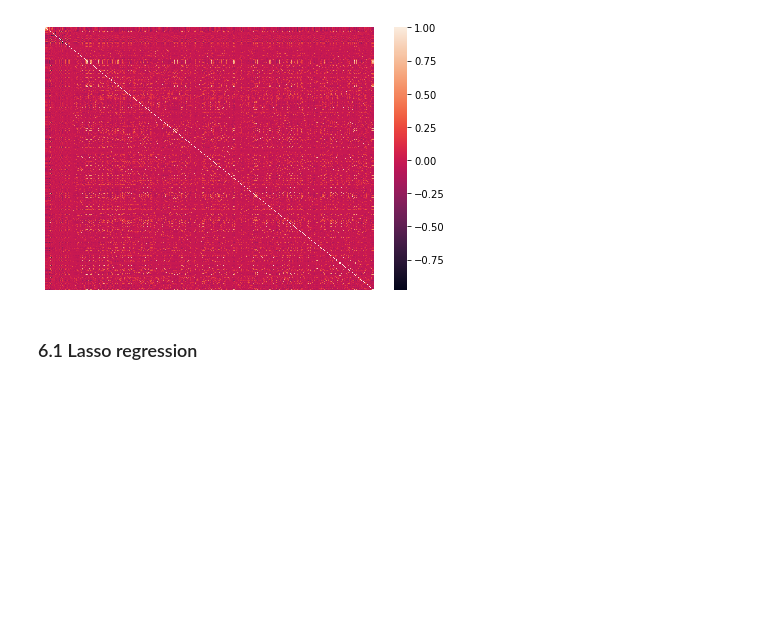
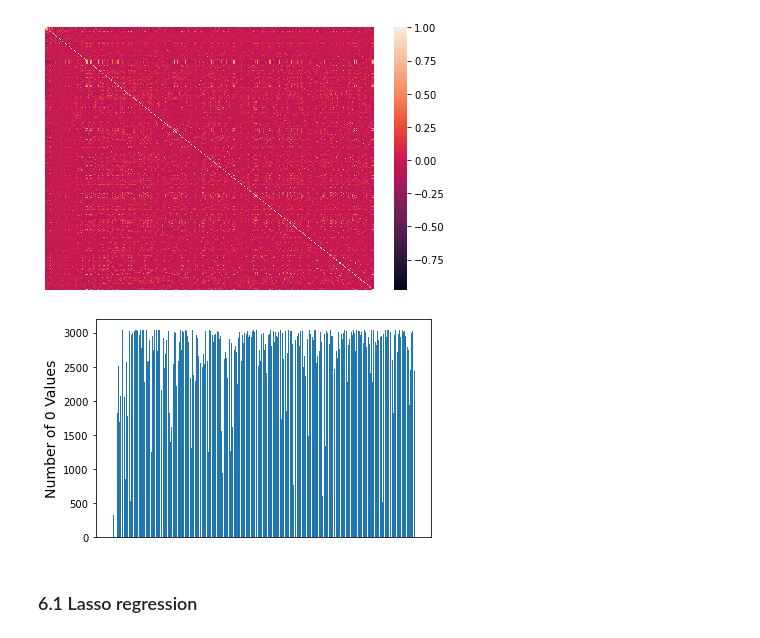
Before and after one commit to dreamdai/Coursera_Capstone, a Jupyter notebook: final_project.ipynb, the cells around one changed output. Drawn from its saved outputs; the diff is of its cells as text; code cells hidden in the pictures; blank space fills up the shorter version.

```diff
--- a/final_project.ipynb
+++ b/final_project.ipynb
@@ -1432,6 +1432,18 @@ plt.tight_layout()
 plt.savefig('correlation.png')
 # %% [output]
 [figure]
+# %%
+# plot number of zeros
+
+zero_num = []
+for col in df_final.columns[:-1]:
+    zero_num.append(df_final[col].apply(lambda x: x==0).sum())
+plt.bar(range(len(zero_num)), zero_num)
+plt.xticks([],[])
+plt.ylabel('Number of 0 Values', fontsize=14)
+plt.savefig('sparse_matrix.png')
+# %% [output]
+[figure, added]
 # %%
 # normalization the numeric features
 
```
Also changed, not shown: parts of 12 cells of this notebook.
